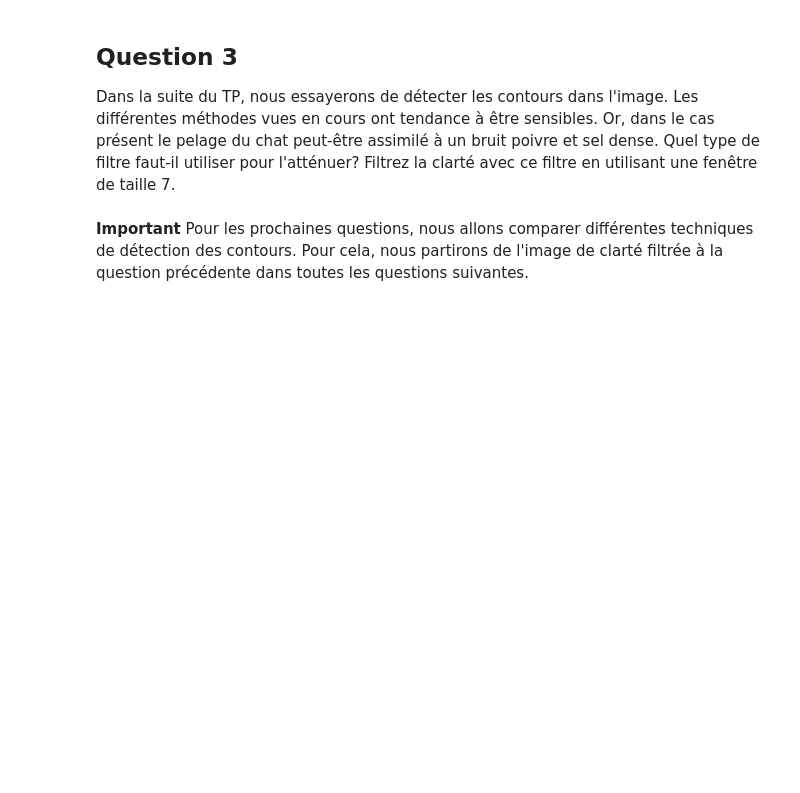
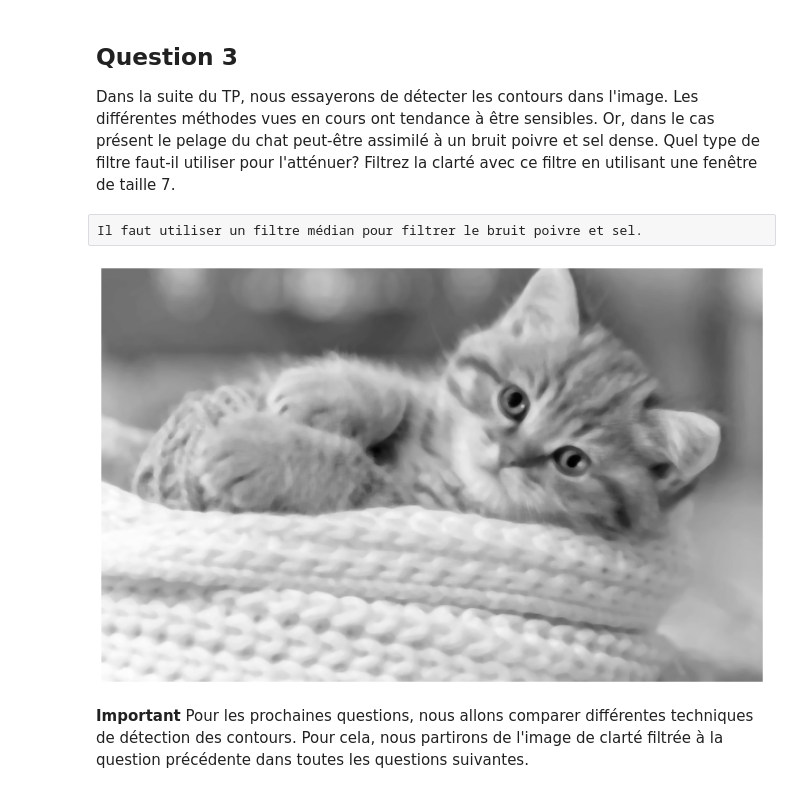
Before and after one commit to treque/imageprocessing, a Jupyter notebook: T3 - Segmentation et Manipulation dimages couleurs-20201111/TP_3_sujet.ipynb, the cells around one changed output. Cells and saved outputs as stored; diff of their text form; code cells hidden in the pictures; blank space fills up the shorter version.

```diff
--- a/T3 - Segmentation et Manipulation dimages couleurs-20201111/TP_3_sujet.ipynb
+++ b/T3 - Segmentation et Manipulation dimages couleurs-20201111/TP_3_sujet.ipynb
@@ -96,6 +112,13 @@ Calculez la clarté de l'image et affichez-la.
 # %% [markdown]
 ## Question 3
 Dans la suite du TP, nous essayerons de détecter les contours dans l'image. Les différentes méthodes vues en cours ont tendance à être sensibles. Or, dans le cas présent le pelage du chat peut-être assimilé à un bruit poivre et sel dense. Quel type de filtre faut-il utiliser pour l'atténuer? Filtrez la clarté avec ce filtre en utilisant une fenêtre de taille 7.
+# %% [raw]
+Il faut utiliser un filtre médian pour filtrer le bruit poivre et sel.
+# %%
+clarte_filtree = cv2.medianBlur(f2int(clarte), 7)
+imshow(clarte_filtree, is_bgr=True)
+# %% [output]
+[figure, added]
 # %% [markdown]
 
 **Important** Pour les prochaines questions, nous allons comparer différentes techniques de détection des contours. Pour cela, nous partirons de l'image de clarté filtrée à la question précédente dans toutes les questions suivantes.
```
Also changed, not shown: parts of 12 cells of this notebook.
